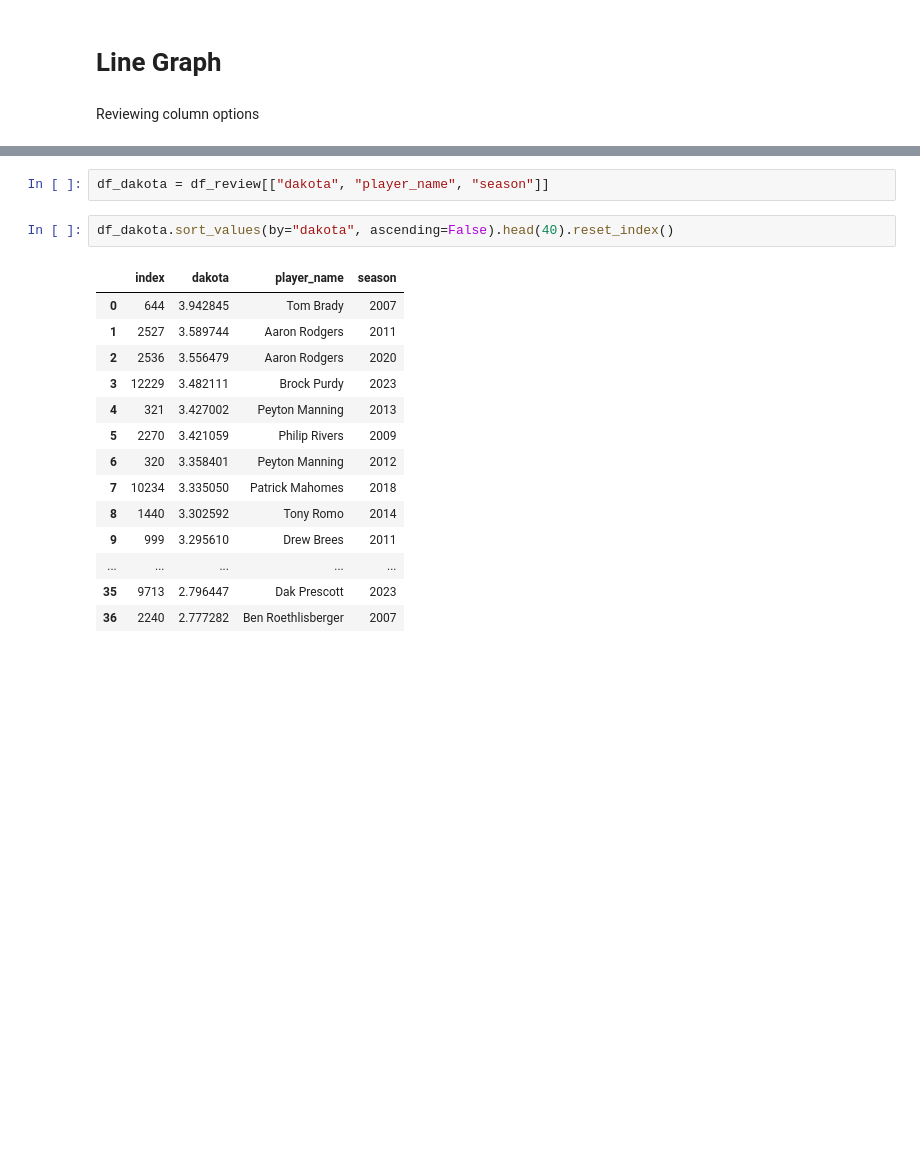
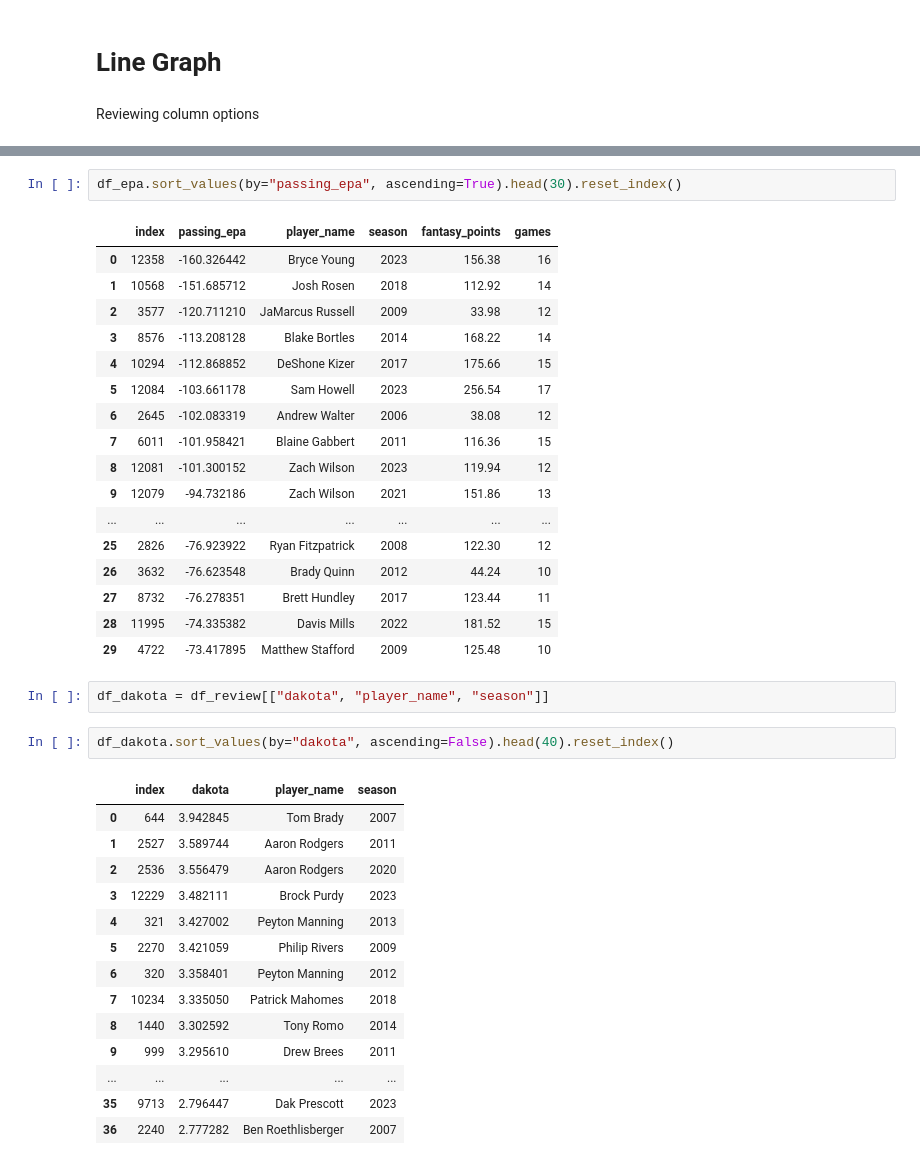
Before and after one commit to Alex-Bishka/Fantasy, a Jupyter notebook: Analysis/Notebooks/SeasonReviewNotebooks/Exploratory.ipynb, the cells around one changed output, grey strips where cells are left out. Saved outputs shown, nothing was run; the diff lists cells and outputs as text; blank space fills up the shorter version.

```diff
--- a/Analysis/Notebooks/SeasonReviewNotebooks/Exploratory.ipynb
+++ b/Analysis/Notebooks/SeasonReviewNotebooks/Exploratory.ipynb
@@ -62,3 +60,23 @@ df_epa.sort_values(by="passing_epa", ascending=False).head(40).reset_index()
+# %%
+df_epa.sort_values(by="passing_epa", ascending=True).head(30).reset_index()
+# %% [output]
+|  | index | passing_epa | player_name | season | fantasy_points | games |
+| 0 | 12358 | -160.326442 | Bryce Young | 2023 | 156.38 | 16 |
+| 1 | 10568 | -151.685712 | Josh Rosen | 2018 | 112.92 | 14 |
+| 2 | 3577 | -120.711210 | JaMarcus Russell | 2009 | 33.98 | 12 |
+| 3 | 8576 | -113.208128 | Blake Bortles | 2014 | 168.22 | 14 |
+| 4 | 10294 | -112.868852 | DeShone Kizer | 2017 | 175.66 | 15 |
+| 5 | 12084 | -103.661178 | Sam Howell | 2023 | 256.54 | 17 |
+| 6 | 2645 | -102.083319 | Andrew Walter | 2006 | 38.08 | 12 |
+| 7 | 6011 | -101.958421 | Blaine Gabbert | 2011 | 116.36 | 15 |
+| 8 | 12081 | -101.300152 | Zach Wilson | 2023 | 119.94 | 12 |
+| 9 | 12079 | -94.732186 | Zach Wilson | 2021 | 151.86 | 13 |
+| ... | ... | ... | ... | ... | ... | ... |
+| 25 | 2826 | -76.923922 | Ryan Fitzpatrick | 2008 | 122.30 | 12 |
+| 26 | 3632 | -76.623548 | Brady Quinn | 2012 | 44.24 | 10 |
+| 27 | 8732 | -76.278351 | Brett Hundley | 2017 | 123.44 | 11 |
+| 28 | 11995 | -74.335382 | Davis Mills | 2022 | 181.52 | 15 |
+| 29 | 4722 | -73.417895 | Matthew Stafford | 2009 | 125.48 | 10 |
 # %%
 df_dakota = df_review[["dakota", "player_name", "season"]]
 # %%
```
Also changed, not shown: parts of 7 cells of this notebook, 3 other files.
